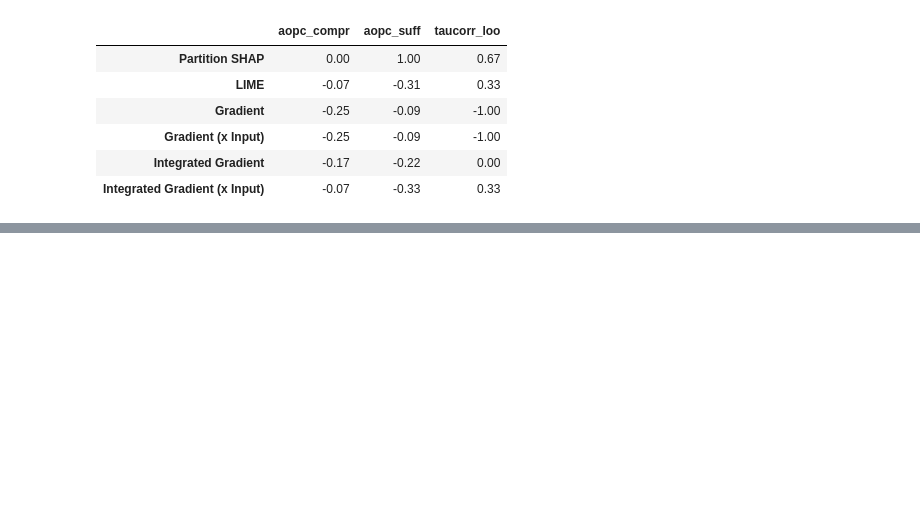
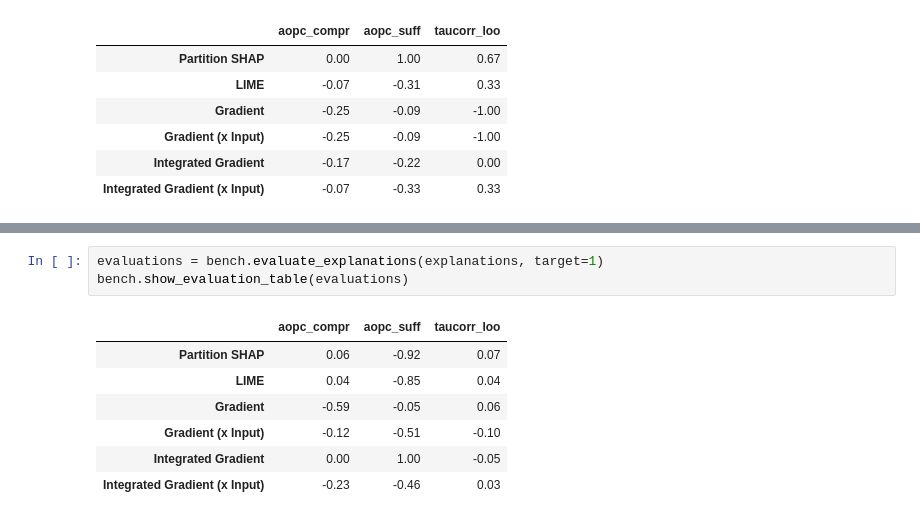
Before and after one commit to rajshah4/huggingface-demos, a Jupyter notebook: explainability/Transformers_Interpretability_Explainability.ipynb, the cells around one changed output, grey strips where cells are left out. Saved outputs shown, nothing was run; the diff lists cells and outputs as text; blank space fills up the shorter version.

```diff
--- a/explainability/Transformers_Interpretability_Explainability.ipynb
+++ b/explainability/Transformers_Interpretability_Explainability.ipynb
@@ -293,0 +332,11 @@ RuntimeError: ignored
+# %%
+evaluations = bench.evaluate_explanations(explanations, target=1)
+bench.show_evaluation_table(evaluations)
+# %% [output]
+|  | aopc_compr | aopc_suff | taucorr_loo |
+| Partition SHAP | 0.06 | -0.92 | 0.07 |
+| LIME | 0.04 | -0.85 | 0.04 |
+| Gradient | -0.59 | -0.05 | 0.06 |
+| Gradient (x Input) | -0.12 | -0.51 | -0.10 |
+| Integrated Gradient | 0.00 | 1.00 | -0.05 |
+| Integrated Gradient (x Input) | -0.23 | -0.46 | 0.03 |
```
Also changed, not shown: parts of 13 cells of this notebook.
